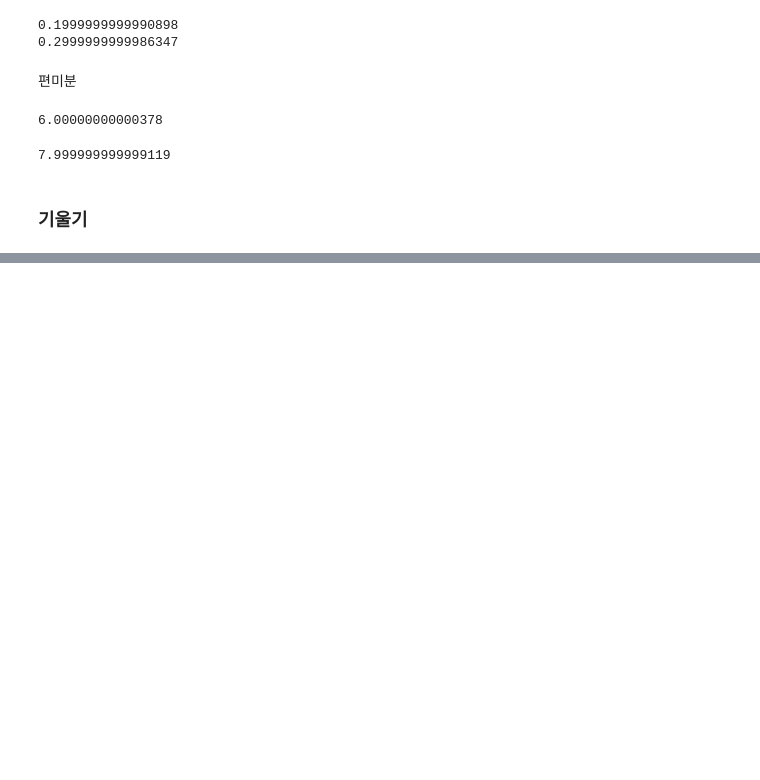
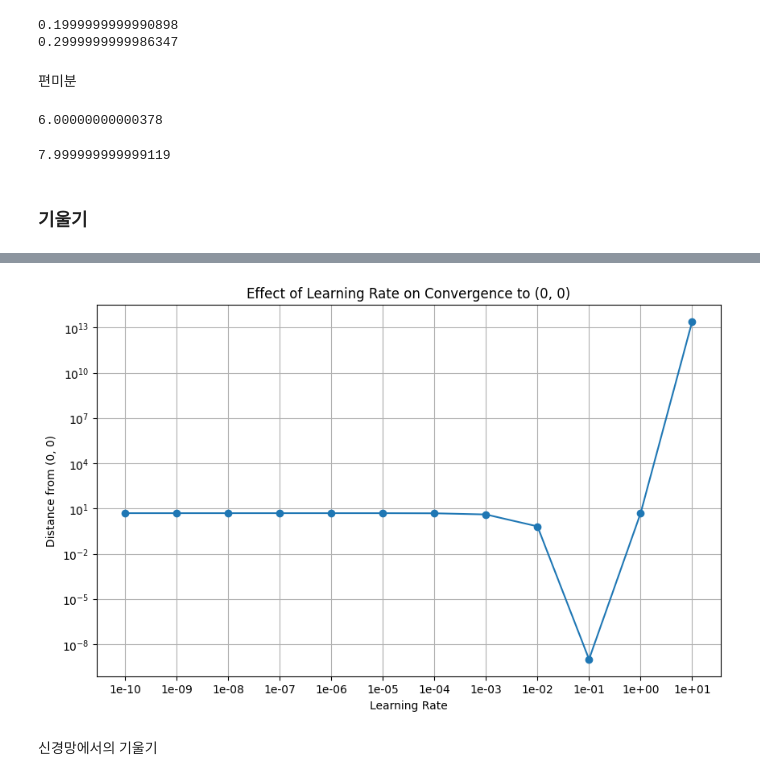
Before and after one commit to Chanmuzi/Deep-Learning-from-Scratch, a Jupyter notebook: 1권/ch04.ipynb, the cells around one changed output, grey strips where cells are left out. Cells and saved outputs as stored; diff of their text form; code cells hidden in the pictures; blank space fills up the shorter version.

Commit message:
ch04: gradient descent

```diff
--- a/1권/ch04.ipynb
+++ b/1권/ch04.ipynb
@@ -173,0 +225,14 @@ numerical_diff(function_tmp2, 4.0)
+# %%
+def gradient_descent(f, init_x, lr=0.01, step_num=100):
+    for i in range(100):
+        init_x = init_x - lr * numerical_gradient(f, init_x)
+
+    return init_x
+# %%
+def function_2(x):
+    return x[0]**2 + x[1]**2
+# %%
+import numpy as np
+
+init_x = np.array([-3.0, 4.0])
+gradient_descent(function_2, init_x=init_x, lr=0.1, step_num=100)
@@ -173,0 +266,30 @@ numerical_diff(function_tmp2, 4.0)
+# %%
+import matplotlib.pyplot as plt
+
+# 적당한 학습률은 언제부터 등장할까? => 확인 결과 1e-1에서만 아주 낮은 loss를 갖는다는 것을 알 수 있다.
+# 즉, 교재에 나타난 것은 일종의 cherry picking 결과였다는 것..!
+lrs = [1e-10, 1e-9, 1e-8, 1e-7, 1e-6, 1e-5, 1e-4, 1e-3, 1e-2, 1e-1, 1e-0, 1e+1]
+xs,ys = [],[]
+
+for i in range(len(lrs)):
+    x, y = gradient_descent(function_2, init_x=init_x, lr=lrs[i], step_num=100)
+    xs.append(x)
+    ys.append(y)
+
+# 각 학습률에서 (0,0)에 대한 유클리드 거리 계산
+distances = [np.sqrt(x**2 + y**2) for x, y in zip(xs, ys)]
+
+# 거리와 학습률에 대한 그래프 생성
+plt.figure(figsize=(10, 6))
+plt.semilogx(lrs, distances, marker='o')
+plt.semilogy()
+plt.xticks(lrs, labels=[f'{lr:.0e}' for lr in lrs])
+plt.xlabel('Learning Rate')
+plt.ylabel('Distance from (0, 0)')
+plt.title('Effect of Learning Rate on Convergence to (0, 0)')
+plt.grid(True)
+plt.show()
+# %% [output]
+[figure, added]
+# %% [markdown]
+신경망에서의 기울기
```
Also changed, not shown: parts of 8 cells of this notebook.
